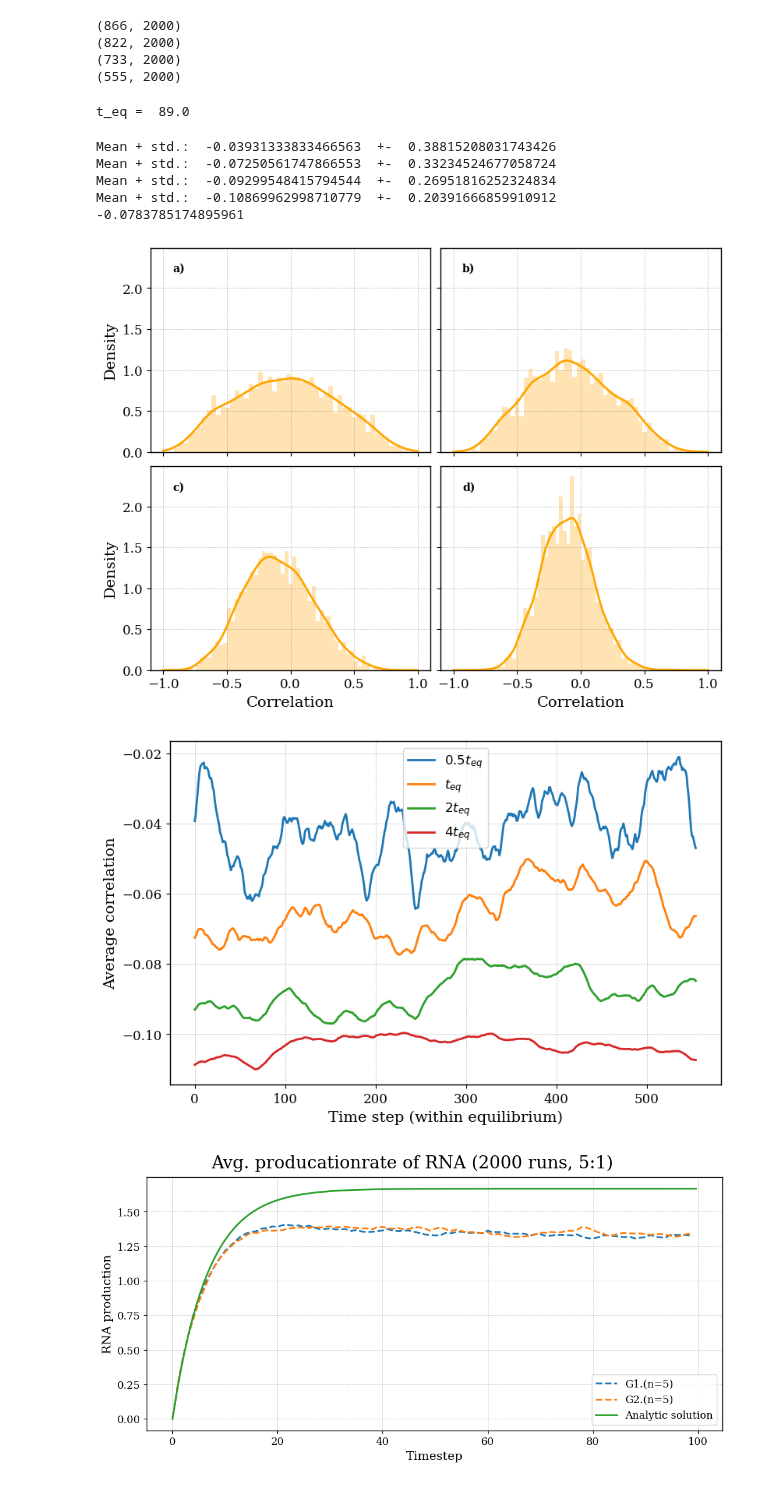
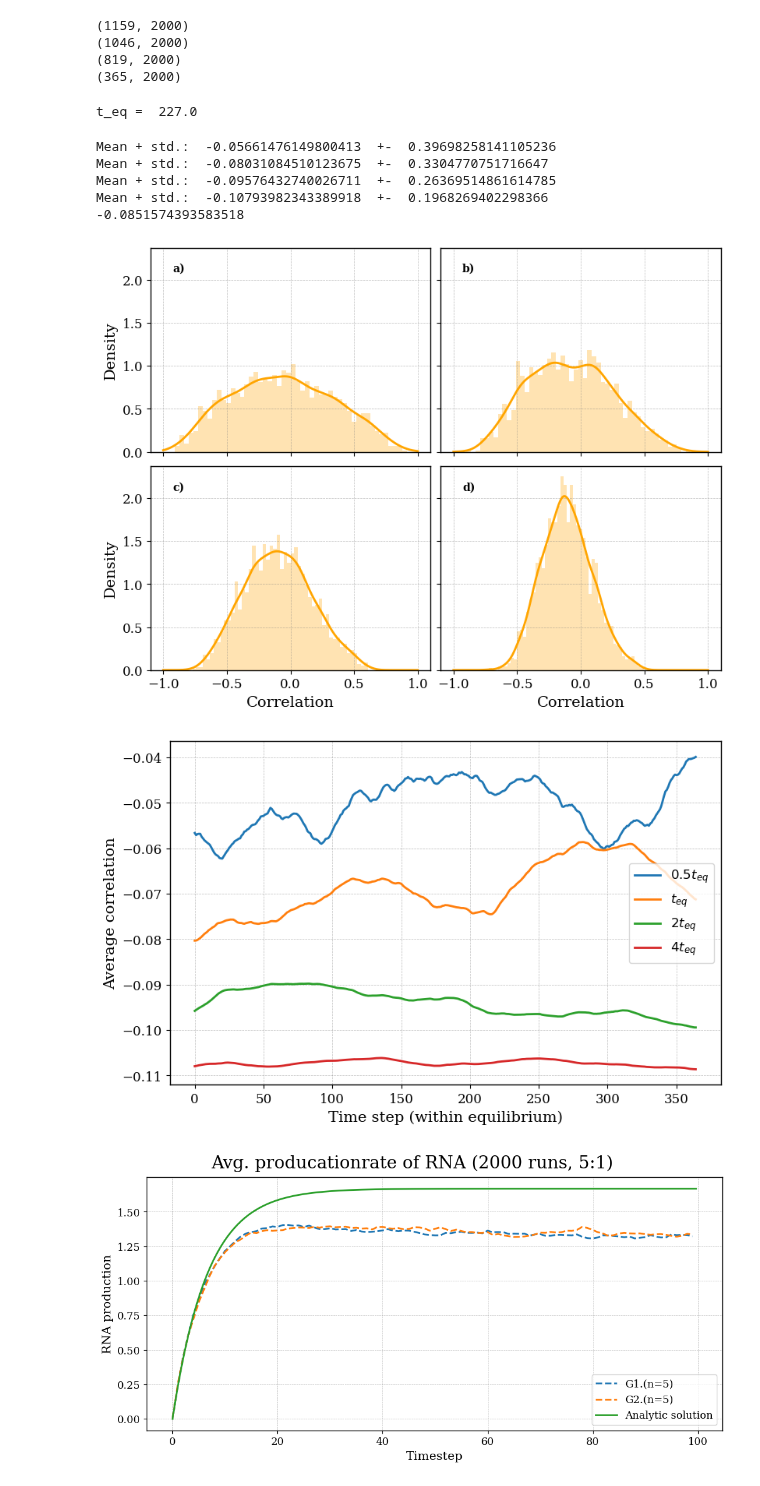
Before and after one commit to RicemanBoy/trafficRNA, a Jupyter notebook: trafficRNA.ipynb, the cells around one changed output. Drawn from its saved outputs; the diff is of its cells as text; code cells hidden in the pictures.

```diff
--- a/trafficRNA.ipynb
+++ b/trafficRNA.ipynb
@@ -15,12 +15,12 @@ from IPython.display import HTML
 
 n = 5
 
-p1, m_on, m_off = 0.05, 0.05, 0.05
+p1, m_on, m_off = 0.02, 0.1, 0.1
 
 # gene1 = gene(3, boxes, p1, p2)
 # gene2 = gene(3, boxes, p1, p2)
 
-steps = 100
+steps = 1500
 
 shots = 2000
 
@@ -38,16 +38,16 @@ print(np.shape(mod_corrx1))
 print(np.shape(mod_corrx2))
 print(np.shape(mod_corrx3))
 # %% [output]
-(866, 2000)
-(822, 2000)
-(733, 2000)
-(555, 2000)
+(1159, 2000)
+(1046, 2000)
+(819, 2000)
+(365, 2000)
 # %%
 print("t_eq = ", (steps-np.shape(mod_corrx1)[0])/2)
 # %% [output]
-t_eq =  89.0
+t_eq =  227.0
 # %%
-time = 00
+time = 000
 
 corr0 = mod_corrx[:][time]
 corr1 = mod_corrx1[:][time]
@@ -84,40 +84,40 @@ ax1 = axs[0, 1]
 ax2 = axs[1, 0]
 ax3 = axs[1, 1]
 
 ax0.hist(hmm_corr0, density=True, bins=50, alpha=0.3, color="orange")
 ax0.plot(xx, kde0(xx), label="static meth", color="orange")
 ax0.text(0.1,0.9,"a)",fontweight="bold", horizontalalignment='center', verticalalignment='center', transform = ax0.transAxes)
 ax1.hist(hmm_corr1, density=True, bins=50, alpha=0.3, color="orange")
 ax1.plot(xx, kde1(xx), label="static meth", color="orange")
 ax1.text(0.1,0.9,"b)",fontweight="bold", horizontalalignment='center', verticalalignment='center', transform = ax1.transAxes)
 ax2.hist(hmm_corr2, density=True, bins=50, alpha=0.3, color="orange")
 ax2.plot(xx, kde2(xx), label="static meth", color="orange")
 ax2.text(0.1,0.9,"c)",fontweight="bold", horizontalalignment='center', verticalalignment='center', transform = ax2.transAxes)
 ax3.hist(hmm_corr3, density=True, bins=50, alpha=0.3, color="orange")
 ax3.plot(xx, kde3(xx), label="static meth", color="orange")
 ax3.text(0.1,0.9,"d)",fontweight="bold", horizontalalignment='center', verticalalignment='center', transform = ax3.transAxes)
 
 # kwargs0 = {"ha":"left", "va":"top", "transform":ax0.transAxes, "fontsize":15, "fontweight":"bold"}
 
 # ax.text(0.01, 0.99, r"Mean + std. (static): {} $\pm$ {}".format(round(m1,4), round(stdd1,4)), kwargs)
 # ax.text(0.01, 0.93, r"Mean + std. (dyn): {} $\pm$ {}".format(round(m2,4), round(stdd2,4)), kwargs)
 
 # ax.hist(hmm_corr1+hmm_corrm1, density=True, bins=50, alpha=0.3, color="red")
 # ax.plot(xx, (kde(xx)+kde_m(xx))/2, label="all", color="red")
 
 #ax0.legend(prop={'weight': "bold"})
 #plt.suptitle("Corr. dist. of RNA production at timestep {} after equil.".format(time))
 ax2.set_xlabel("Correlation"), ax3.set_xlabel("Correlation")
 ax0.set_ylabel("Density"), ax2.set_ylabel("Density")
-#plt.savefig("figuress/fig6.png", dpi=300)
+#plt.savefig("figuress/fig10.png", dpi=300)
 plt.show()
 # %% [output]
-Mean + std.:  -0.03931333833466563  +-  0.38815208031743426
-Mean + std.:  -0.07250561747866553  +-  0.33234524677058724
-Mean + std.:  -0.09299548415794544  +-  0.26951816252324834
-Mean + std.:  -0.10869962998710779  +-  0.20391666859910912
--0.0783785174895961
+Mean + std.:  -0.05661476149800413  +-  0.39698258141105236
+Mean + std.:  -0.08031084510123675  +-  0.3304770751716647
+Mean + std.:  -0.09576432740026711  +-  0.26369514861614785
+Mean + std.:  -0.10793982343389918  +-  0.1968269402298366
+-0.0851574393583518
-[figure, old version]
+[figure, new version]
 # %%
 time = [i for i in range(np.shape(mod_corrx3)[0])]
 
@@ -147,10 +147,10 @@ ax.set_xlabel("Time step (within equilibrium)")
 ax.set_ylabel("Average correlation")
 
 plt.legend()
-#plt.savefig("figuress/fig7.png", dpi=300)
+#plt.savefig("figuress/fig11.png", dpi=300)
 plt.show()
 # %% [output]
-[figure, old version]
+[figure, new version]
 # %%
 def analytic(length: int, p_on:float, p_off: float, timesteps: int):
     x = [i/3 for i in range(3*timesteps)]
```
Also changed, not shown: 4 other files.
